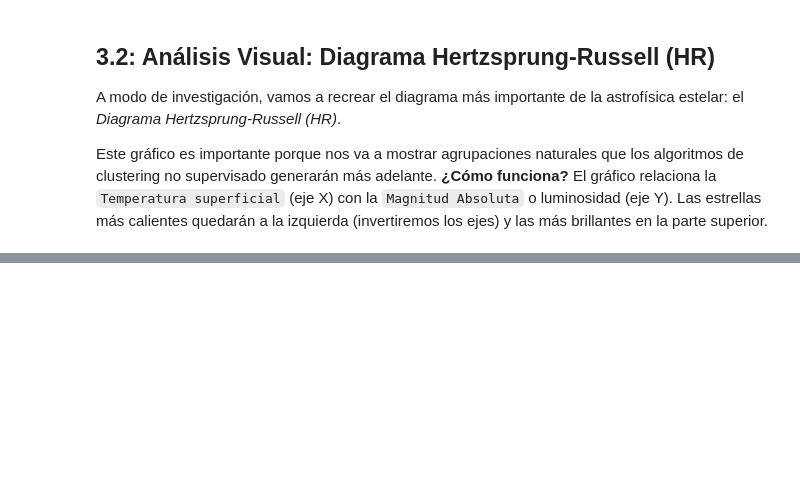
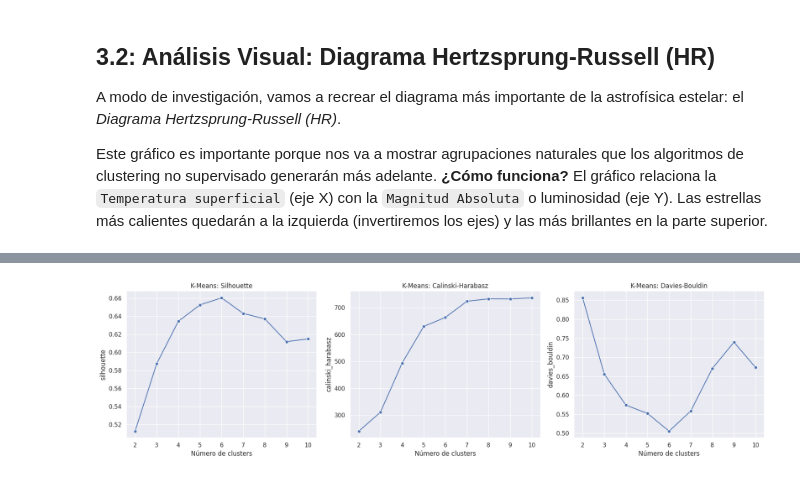
Before and after one commit to 100495927/Aprendizaje_Automatico_2, a Jupyter notebook: AA_P2_100495927_100472712.ipynb, the cells around one changed output, grey strips where cells are left out. Saved outputs shown, nothing was run; the diff lists cells and outputs as text; code cells hidden in the pictures; blank space fills up the shorter version.

```diff
--- a/AA_P2_100495927_100472712.ipynb
+++ b/AA_P2_100495927_100472712.ipynb
@@ -288,0 +355,22 @@ Varianza TOTAL retenida en 2D: 71.72%
+# %%
+resultados_kmeans = []
+
+for k in range(2, 11):
+    modelo = KMeans(n_clusters=k, random_state=SEED, n_init=10)
+    labels = modelo.fit_predict(X_pca)
+
+    metricas = evaluar_clustering(X_pca, labels)
+    metricas["k"] = k
+    resultados_kmeans.append(metricas)
+
+resultados_kmeans = pd.DataFrame(resultados_kmeans)
+resultados_kmeans = resultados_kmeans[[
+    "k",
+    "n_clusters",
+    "n_ruido",
+    "silhouette",
+    "calinski_harabasz",
+    "davies_bouldin"
+]]
+
+display(resultados_kmeans)
@@ -288,0 +388,19 @@ Varianza TOTAL retenida en 2D: 71.72%
+# %%
+fig, axes = plt.subplots(1, 3, figsize=(18, 5))
+
+sns.lineplot(data=resultados_kmeans, x="k", y="silhouette", marker="o", ax=axes[0])
+axes[0].set_title("K-Means: Silhouette")
+axes[0].set_xlabel("Número de clusters")
+
+sns.lineplot(data=resultados_kmeans, x="k", y="calinski_harabasz", marker="o", ax=axes[1])
+axes[1].set_title("K-Means: Calinski-Harabasz")
+axes[1].set_xlabel("Número de clusters")
+
+sns.lineplot(data=resultados_kmeans, x="k", y="davies_bouldin", marker="o", ax=axes[2])
+axes[2].set_title("K-Means: Davies-Bouldin")
+axes[2].set_xlabel("Número de clusters")
+
+plt.tight_layout()
+plt.show()
+# %% [output]
+[figure, added]
```
Also changed, not shown: parts of 34 cells of this notebook.
